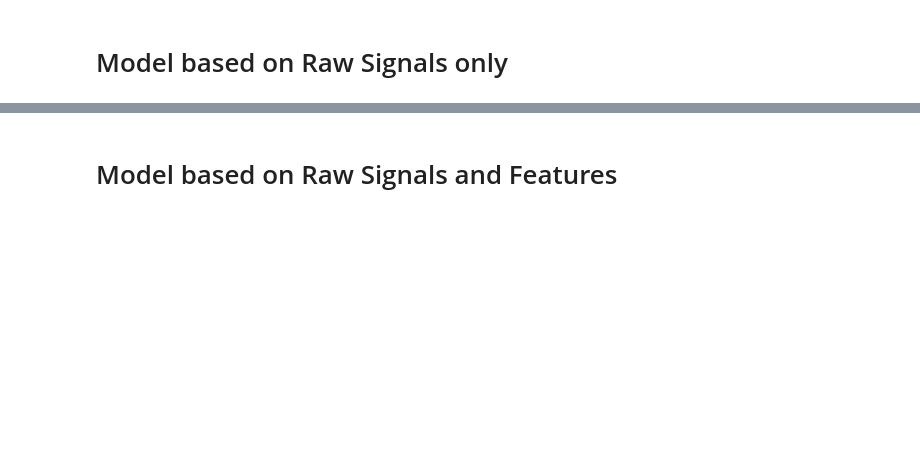
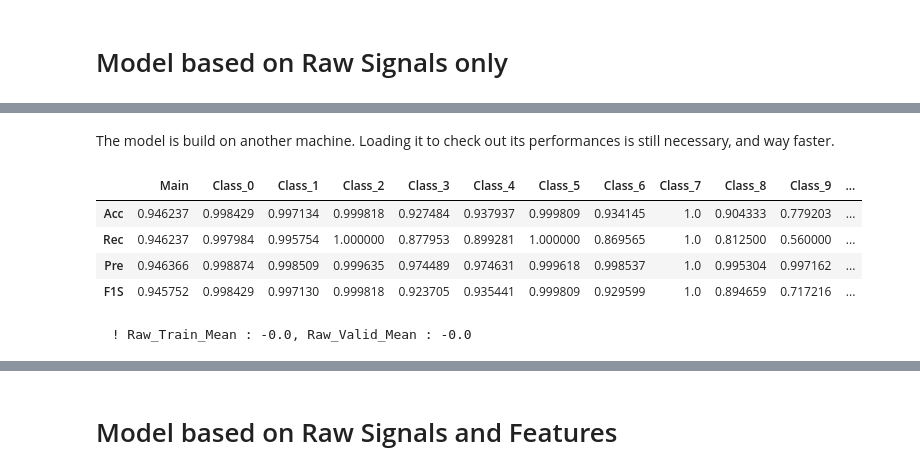
Before and after one commit to Coricos/ActivityRecognition, a Jupyter notebook: notebook.ipynb, the cells around one changed output, grey strips where cells are left out. Saved outputs shown, nothing was run; the diff lists cells and outputs as text; code cells hidden in the pictures; blank space fills up the shorter version.

```diff
--- a/notebook.ipynb
+++ b/notebook.ipynb
@@ -78,0 +117,14 @@ plt.show()
+# %% [markdown]
+The model is build on another machine. Loading it to check out its performances is still necessary, and way faster.
+# %%
+m_2.performance()
+# %% [output]
+|  | Main | Class_0 | Class_1 | Class_2 | Class_3 | Class_4 | Class_5 | Class_6 | Class_7 | Class_8 | Class_9 | ... |
+| Acc | 0.946237 | 0.998429 | 0.997134 | 0.999818 | 0.927484 | 0.937937 | 0.999809 | 0.934145 | 1.0 | 0.904333 | 0.779203 | ... |
+| Rec | 0.946237 | 0.997984 | 0.995754 | 1.000000 | 0.877953 | 0.899281 | 1.000000 | 0.869565 | 1.0 | 0.812500 | 0.560000 | ... |
+| Pre | 0.946366 | 0.998874 | 0.998509 | 0.999635 | 0.974489 | 0.974631 | 0.999618 | 0.998537 | 1.0 | 0.995304 | 0.997162 | ... |
+| F1S | 0.945752 | 0.998429 | 0.997130 | 0.999818 | 0.923705 | 0.935441 | 0.999809 | 0.929599 | 1.0 | 0.894659 | 0.717216 | ... |
+# %%
+m_3 = Models('Conv2D').load_model()
+# %% [output]
+  ! Raw_Train_Mean : -0.0, Raw_Valid_Mean : -0.0
```
Also changed, not shown: parts of 20 cells of this notebook.
